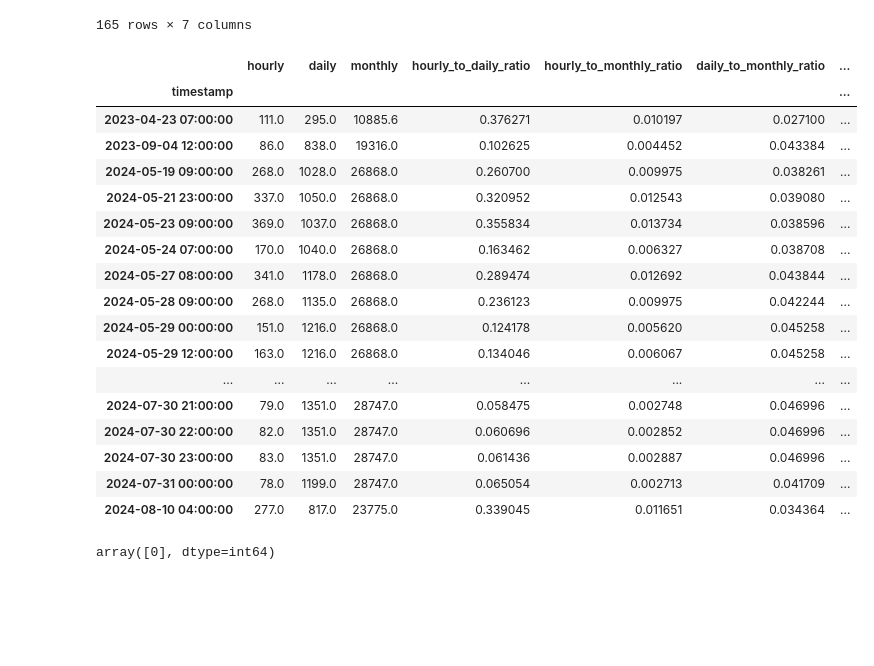
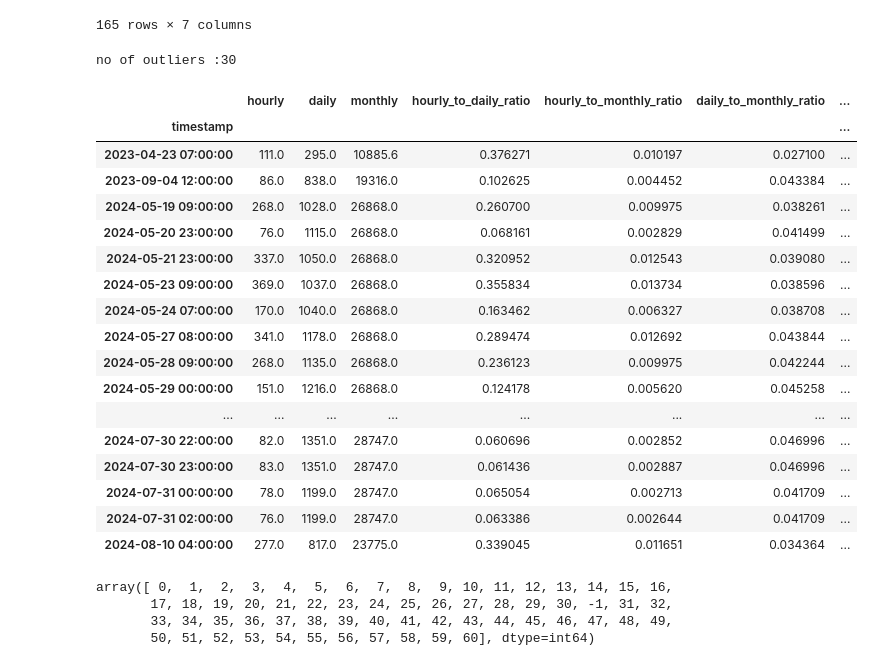
Before and after one commit to Harshvardhan1407/anamoly_detection, a Jupyter notebook: anamoly.ipynb, the cells around one changed output. Cells and saved outputs as stored; diff of their text form; code cells hidden in the pictures; blank space fills up the shorter version.

```diff
--- a/anamoly.ipynb
+++ b/anamoly.ipynb
@@ -150,8 +135,3 @@ for col in df.columns:
 [figure]
 [figure]
 [figure]
-# %%
-df['hourly_to_daily_ratio'] = df['hourly'] / df['daily']
-df['hourly_to_monthly_ratio'] = df['hourly'] / df['monthly']
-df['daily_to_monthly_ratio'] = df['daily'] / df['monthly']
-df
@@ -172,0 +138,6 @@ df
+# %%
+consumer_df = df.copy()
+consumer_df['hourly_to_daily_ratio'] = consumer_df['hourly'] / consumer_df['daily']
+consumer_df['hourly_to_monthly_ratio'] = consumer_df['hourly'] / consumer_df['monthly']
+consumer_df['daily_to_monthly_ratio'] = consumer_df['daily'] / consumer_df['monthly']
+consumer_df
@@ -174,8 +160,12 @@ df
 from sklearn.ensemble import IsolationForest
 
 model = IsolationForest(contamination=0.01, random_state=42)
-df['isolation_forest'] = model.fit_predict(df[['hourly_to_daily_ratio', 'hourly_to_monthly_ratio','daily_to_monthly_ratio']])
-df[df['isolation_forest'] == -1]
+consumer_df['isolation_forest'] = model.fit_predict(consumer_df[[
+                                                'hourly_to_daily_ratio',
+                                                'hourly_to_monthly_ratio',
+                                                'daily_to_monthly_ratio'
+                                                ]])
+consumer_df[consumer_df['isolation_forest'] == -1]
 # %% [output]
 |  | hourly | daily | monthly | hourly_to_daily_ratio | hourly_to_monthly_ratio | daily_to_monthly_ratio | ... |
 | timestamp |  |  |  |  |  |  | ... |
@@ -194,30 +184,41 @@ df[df['isolation_forest'] == -1]
 # %%
 from sklearn.cluster import DBSCAN
 
-model = DBSCAN(eps=0.5, min_samples=3)
-df['dbscan_labels'] = model.fit_predict(df[['hourly']])
-df[df['dbscan_labels'] == -1]
+model = DBSCAN(eps=0.5, min_samples=5)   # min_samples = 3 best result
+consumer_df['dbscan_labels'] = model.fit_predict(consumer_df[[
+                                            'hourly',
+                                            # "daily"
+                                            # "hourly_to_daily_ratio",
+                                            # "hourly_to_monthly_ratio",
+                                            # "daily_to_monthly_ratio"
+                                            ]])
+print(f"no of outliers :{len(consumer_df[consumer_df['dbscan_labels'] == -1])}")
+consumer_df[consumer_df['dbscan_labels'] == -1]
 # %% [output]
+no of outliers :30
 |  | hourly | daily | monthly | hourly_to_daily_ratio | hourly_to_monthly_ratio | daily_to_monthly_ratio | ... |
 | timestamp |  |  |  |  |  |  | ... |
 | 2023-04-23 07:00:00 | 111.0 | 295.0 | 10885.6 | 0.376271 | 0.010197 | 0.027100 | ... |
 | 2023-09-04 12:00:00 | 86.0 | 838.0 | 19316.0 | 0.102625 | 0.004452 | 0.043384 | ... |
 | 2024-05-19 09:00:00 | 268.0 | 1028.0 | 26868.0 | 0.260700 | 0.009975 | 0.038261 | ... |
+| 2024-05-20 23:00:00 | 76.0 | 1115.0 | 26868.0 | 0.068161 | 0.002829 | 0.041499 | ... |
 | 2024-05-21 23:00:00 | 337.0 | 1050.0 | 26868.0 | 0.320952 | 0.012543 | 0.039080 | ... |
 | 2024-05-23 09:00:00 | 369.0 | 1037.0 | 26868.0 | 0.355834 | 0.013734 | 0.038596 | ... |
 | 2024-05-24 07:00:00 | 170.0 | 1040.0 | 26868.0 | 0.163462 | 0.006327 | 0.038708 | ... |
 | 2024-05-27 08:00:00 | 341.0 | 1178.0 | 26868.0 | 0.289474 | 0.012692 | 0.043844 | ... |
 | 2024-05-28 09:00:00 | 268.0 | 1135.0 | 26868.0 | 0.236123 | 0.009975 | 0.042244 | ... |
 | 2024-05-29 00:00:00 | 151.0 | 1216.0 | 26868.0 | 0.124178 | 0.005620 | 0.045258 | ... |
-| 2024-05-29 12:00:00 | 163.0 | 1216.0 | 26868.0 | 0.134046 | 0.006067 | 0.045258 | ... |
 | ... | ... | ... | ... | ... | ... | ... | ... |
-| 2024-07-30 21:00:00 | 79.0 | 1351.0 | 28747.0 | 0.058475 | 0.002748 | 0.046996 | ... |
 | 2024-07-30 22:00:00 | 82.0 | 1351.0 | 28747.0 | 0.060696 | 0.002852 | 0.046996 | ... |
 | 2024-07-30 23:00:00 | 83.0 | 1351.0 | 28747.0 | 0.061436 | 0.002887 | 0.046996 | ... |
 | 2024-07-31 00:00:00 | 78.0 | 1199.0 | 28747.0 | 0.065054 | 0.002713 | 0.041709 | ... |
+| 2024-07-31 02:00:00 | 76.0 | 1199.0 | 28747.0 | 0.063386 | 0.002644 | 0.041709 | ... |
 | 2024-08-10 04:00:00 | 277.0 | 817.0 | 23775.0 | 0.339045 | 0.011651 | 0.034364 | ... |
 # %%
-df['dbscan_labels'].unique()
+consumer_df['dbscan_labels'].unique()
 # %% [output]
-array([0], dtype=int64)
+array([ 0,  1,  2,  3,  4,  5,  6,  7,  8,  9, 10, 11, 12, 13, 14, 15, 16,
+       17, 18, 19, 20, 21, 22, 23, 24, 25, 26, 27, 28, 29, 30, -1, 31, 32,
+       33, 34, 35, 36, 37, 38, 39, 40, 41, 42, 43, 44, 45, 46, 47, 48, 49,
+       50, 51, 52, 53, 54, 55, 56, 57, 58, 59, 60], dtype=int64)
 # %%
```
Also changed, not shown: parts of 15 cells of this notebook.
